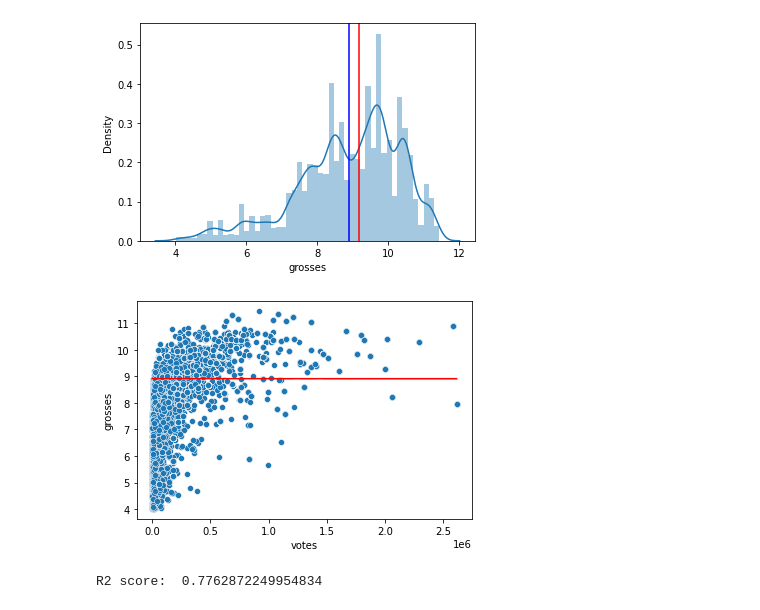
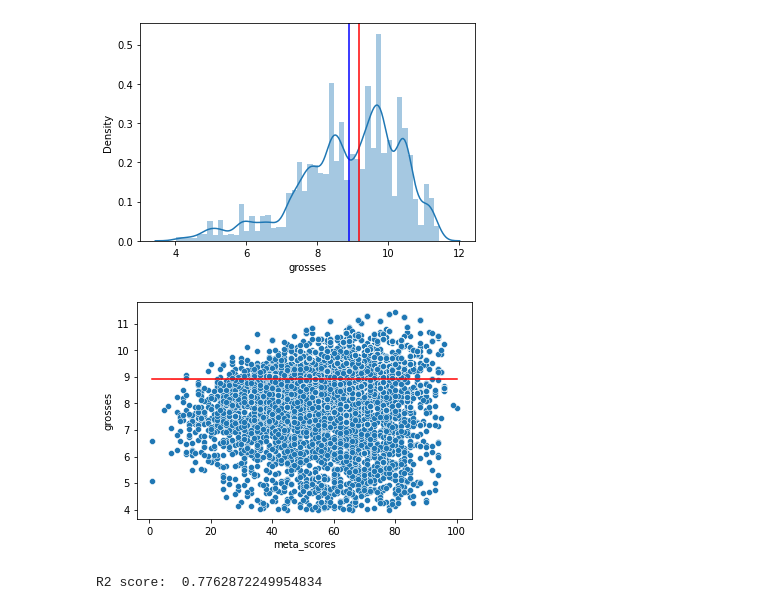
Before and after one commit to MinGyeongdo/Sesion2_projcet, a Jupyter notebook: Predict_grosses.ipynb, the cells around one changed output. Drawn from its saved outputs; the diff is of its cells as text; code cells hidden in the pictures.

```diff
--- a/Predict_grosses.ipynb
+++ b/Predict_grosses.ipynb
@@ -281,14 +284,14 @@ plt.axvline(y_train_log.median(), color= 'red')
 # 기준 모델의 선정 Grosses(log transform )한 값의 평균값
 predict = y_train_log.mean()
 # %%
-x = train['votes']
+x = train['meta_scores']
 y = y_train_log
 
 sns.lineplot(x=x, y=predict, color='red')
 sns.scatterplot(x=x , y=y)
 plt.show()
 # %% [output]
-[figure, old version]
+[figure, new version]
 # %%
 # 선형회귀 모델 적용
 
```
Also changed, not shown: parts of 6 cells of this notebook.
